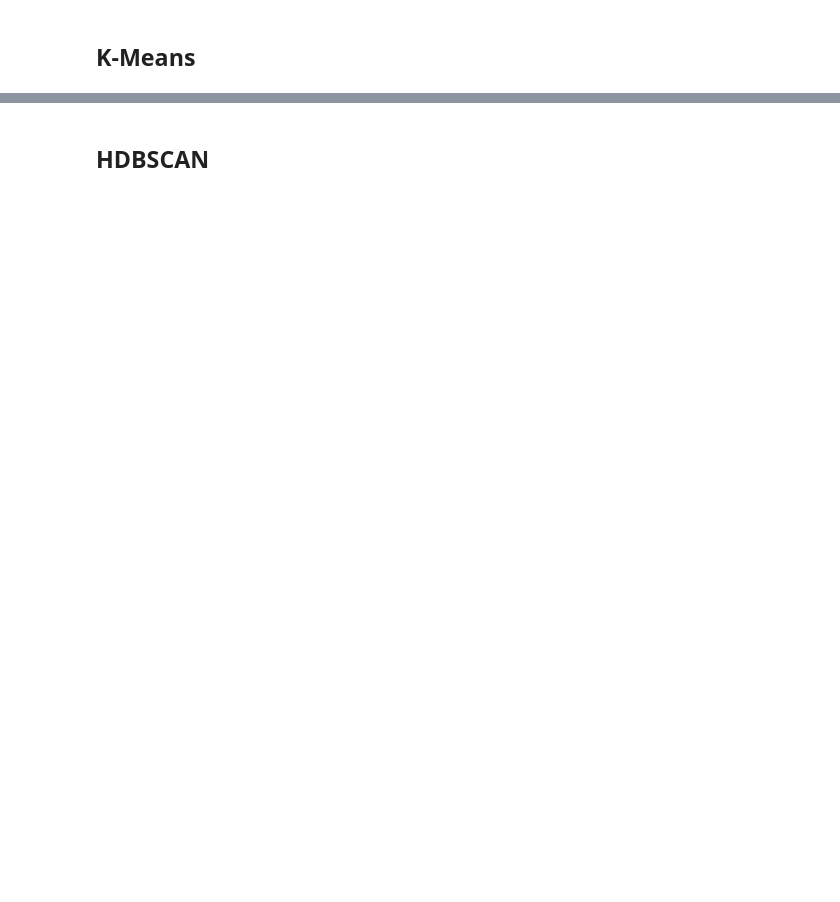
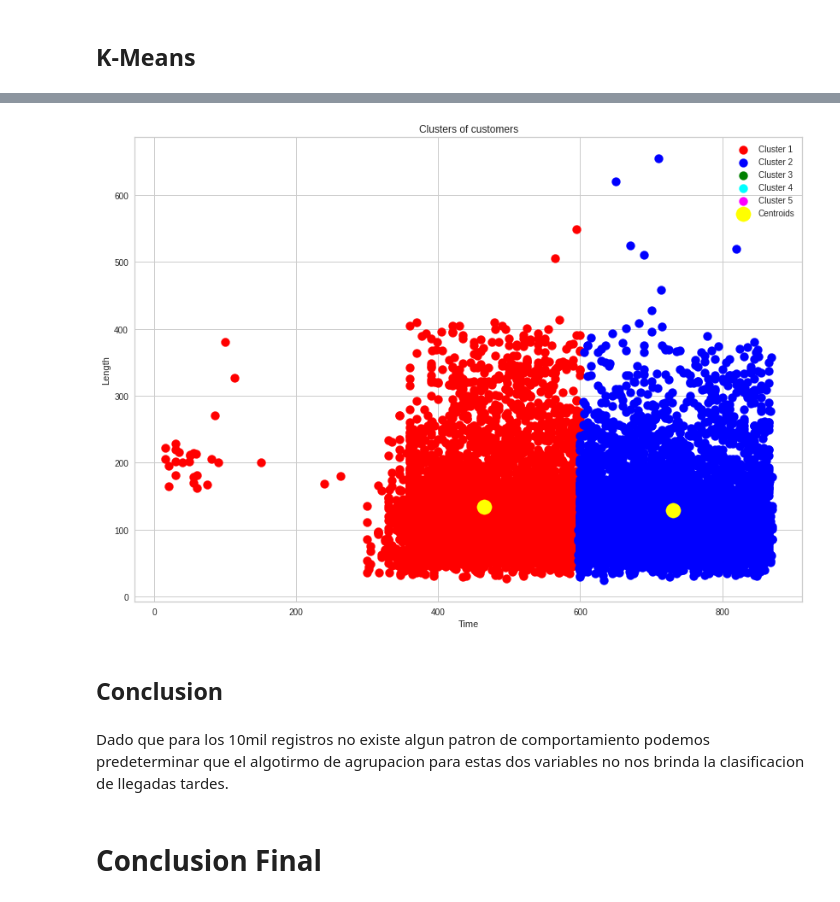
Before and after one commit to nick1287/Airlines, a Jupyter notebook: Airlines+Proyecto_Final.ipynb, the cells around one changed output, grey strips where cells are left out. Drawn from its saved outputs; the diff is of its cells as text; code cells hidden in the pictures; blank space fills up the shorter version.

```diff
--- a/Airlines+Proyecto_Final.ipynb
+++ b/Airlines+Proyecto_Final.ipynb
@@ -961,18 +1069,20 @@ print(centroids)
 # %%
 # Visualización gráfica de los clusters
 plt.figure(figsize=(14,10))
 plt.scatter(X[y_kmeans == 0, 0], X[y_kmeans == 0, 1], s = 100, c = 'red', label = 'Cluster 1')
 plt.scatter(X[y_kmeans == 1, 0], X[y_kmeans == 1, 1], s = 100, c = 'blue', label = 'Cluster 2')
-plt.scatter(X[y_kmeans == 2, 0], X[y_kmeans == 2, 1], s = 100, c = 'green', label = 'Cluster 3')
-plt.scatter(X[y_kmeans == 3, 0], X[y_kmeans == 3, 1], s = 100, c = 'cyan', label = 'Cluster 4')
-plt.scatter(X[y_kmeans == 4, 0], X[y_kmeans == 4, 1], s = 100, c = 'magenta', label = 'Cluster 5')
+#plt.scatter(X[y_kmeans == 2, 0], X[y_kmeans == 2, 1], s = 100, c = 'green', label = 'Cluster 3')
+#plt.scatter(X[y_kmeans == 3, 0], X[y_kmeans == 3, 1], s = 100, c = 'cyan', label = 'Cluster 4')
+#plt.scatter(X[y_kmeans == 4, 0], X[y_kmeans == 4, 1], s = 100, c = 'magenta', label = 'Cluster 5')
 
 plt.scatter(kmeans.cluster_centers_[:, 0], kmeans.cluster_centers_[:, 1], s = 300, c = 'yellow', label = 'Centroids')
 
 plt.title('Clusters of customers')
-plt.xlabel('Annual Income (k$)')
-plt.ylabel('Spending Score (1-100)')
+plt.xlabel('Time')
+plt.ylabel('Length')
 plt.legend()
 plt.show()
+# %% [output]
+[figure, added]
 # %% [markdown]
-## HDBSCAN
+## Conclusion
@@ -987,0 +1089,4 @@ df_cluster_hdbscan.plot(kind='scatter', x='x', y='y', c=preds, cmap='Accent_r',
+# %% [markdown]
+Dado que para los 10mil registros no existe algun patron de comportamiento podemos predeterminar que el algotirmo de agrupacion para estas dos variables no nos brinda la clasificacion de llegadas tardes.
+# %% [markdown]
+# Conclusion Final
```
Also changed, not shown: parts of 57 cells of this notebook.
